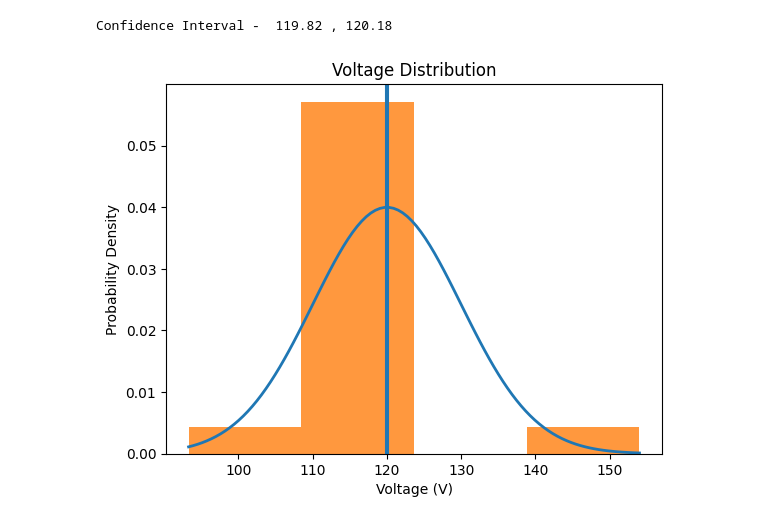
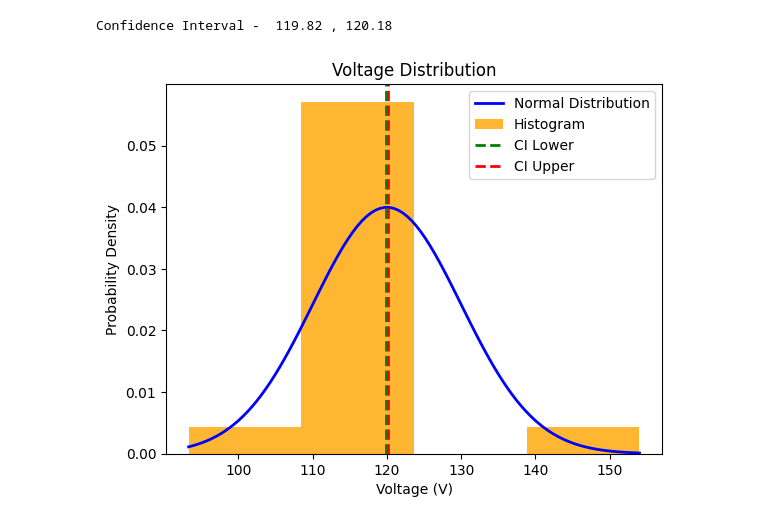
Before and after one commit to ChrisJomarAurelio/Aurelio_BSEE1A, a Jupyter notebook: L13/z-distribution.ipynb, the cells around one changed output. Saved outputs shown, nothing was run; the diff lists cells and outputs as text; code cells hidden in the pictures.

```diff
--- a/L13/z-distribution.ipynb
+++ b/L13/z-distribution.ipynb
@@ -9,7 +10,7 @@ import numpy as np
 import matplotlib.pyplot as plt
 from scipy import stats
 # %%
-df = pd.read_csv("transformer-voltage.csv",delimiter=",")
+df = pd.read_csv(r"c:\Users\Chris\OneDrive\Desktop\Chris Jomar Aurelio\L13\transformer-voltage.csv")
 df
 # %% [output]
 |  | Sample | Voltage |
@@ -82,26 +83,29 @@ Confidence Interval -  119.82 , 120.18
 # %%
 # voltage distribution
 mean = df['Voltage'].mean()
 std = df['Voltage'].std(ddof=1)
 
 # x-axis
 x_min = df['Voltage'].min()
 x_max = df['Voltage'].max()
 
-# normal distribution plot
+# normal distribution plot (blue)
 x = np.linspace(x_min, x_max, 100)
 p = stats.norm.pdf(x, mean, std)
-plt.plot(x, p, linewidth=2)
+plt.plot(x, p, color='blue', linewidth=2, label='Normal Distribution')
 
-# histogram
-plt.hist(df['Voltage'], bins=4, density=True, alpha=0.8)
+# histogram (orange)
+plt.hist(df['Voltage'], bins=4, density=True, alpha=0.8, color='orange', label='Histogram')
+
 plt.title('Voltage Distribution')
 plt.ylabel('Probability Density')
 plt.xlabel('Voltage (V)')
 
-# confidence interval
-plt.axvline(x=ci_lower,)
-plt.axvline(x=ci_upper)
+# confidence interval (green)
+plt.axvline(x=ci_lower, color='green', linestyle='--', linewidth=2, label='CI Lower')
+plt.axvline(x=ci_upper, color='red', linestyle='--', linewidth=2, label='CI Upper')
+
+plt.legend()
 plt.show()
 # %% [output]
-[figure, old version]
+[figure, new version]
```
Also changed, not shown: parts of 2 cells of this notebook, 1 other file.
